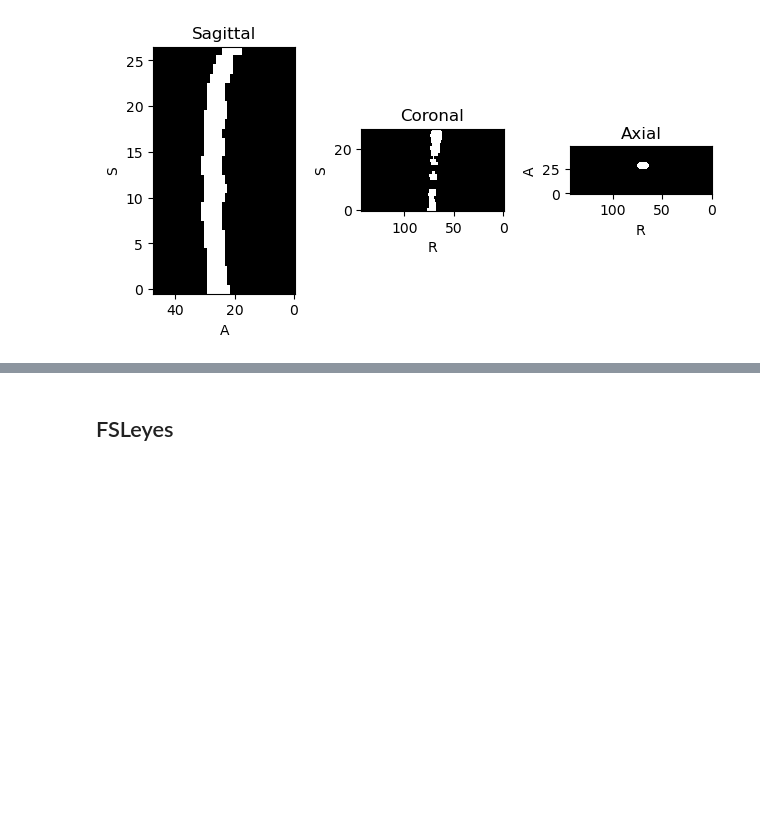
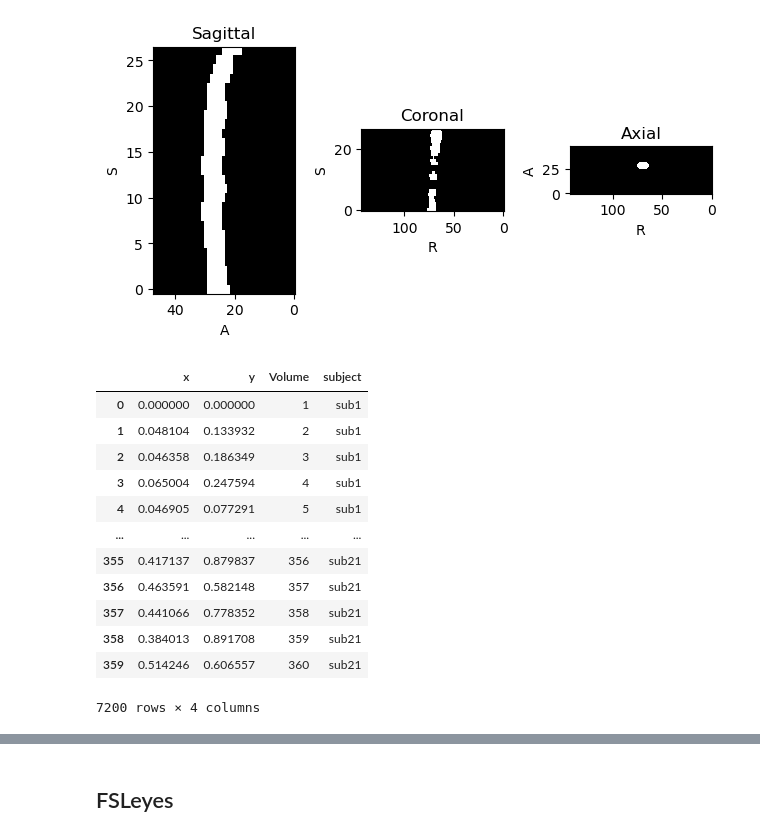
Before and after one commit to TimXdang/SpinalcordSeg, a Jupyter notebook: Playground 2.ipynb, the cells around one changed output, grey strips where cells are left out. Drawn from its saved outputs; the diff is of its cells as text; code cells hidden in the pictures; blank space fills up the shorter version.

```diff
--- a/Playground 2.ipynb
+++ b/Playground 2.ipynb
@@ -40,0 +54,17 @@ label.plot()
+# %%
+overall = pd.concat(motion_param.values())
+overall
+# %% [output]
+|  | x | y | Volume | subject |
+| 0 | 0.000000 | 0.000000 | 1 | sub1 |
+| 1 | 0.048104 | 0.133932 | 2 | sub1 |
+| 2 | 0.046358 | 0.186349 | 3 | sub1 |
+| 3 | 0.065004 | 0.247594 | 4 | sub1 |
+| 4 | 0.046905 | 0.077291 | 5 | sub1 |
+| ... | ... | ... | ... | ... |
+| 355 | 0.417137 | 0.879837 | 356 | sub21 |
+| 356 | 0.463591 | 0.582148 | 357 | sub21 |
+| 357 | 0.441066 | 0.778352 | 358 | sub21 |
+| 358 | 0.384013 | 0.891708 | 359 | sub21 |
+| 359 | 0.514246 | 0.606557 | 360 | sub21 |
+7200 rows × 4 columns
```
Also changed, not shown: parts of 17 cells of this notebook.
